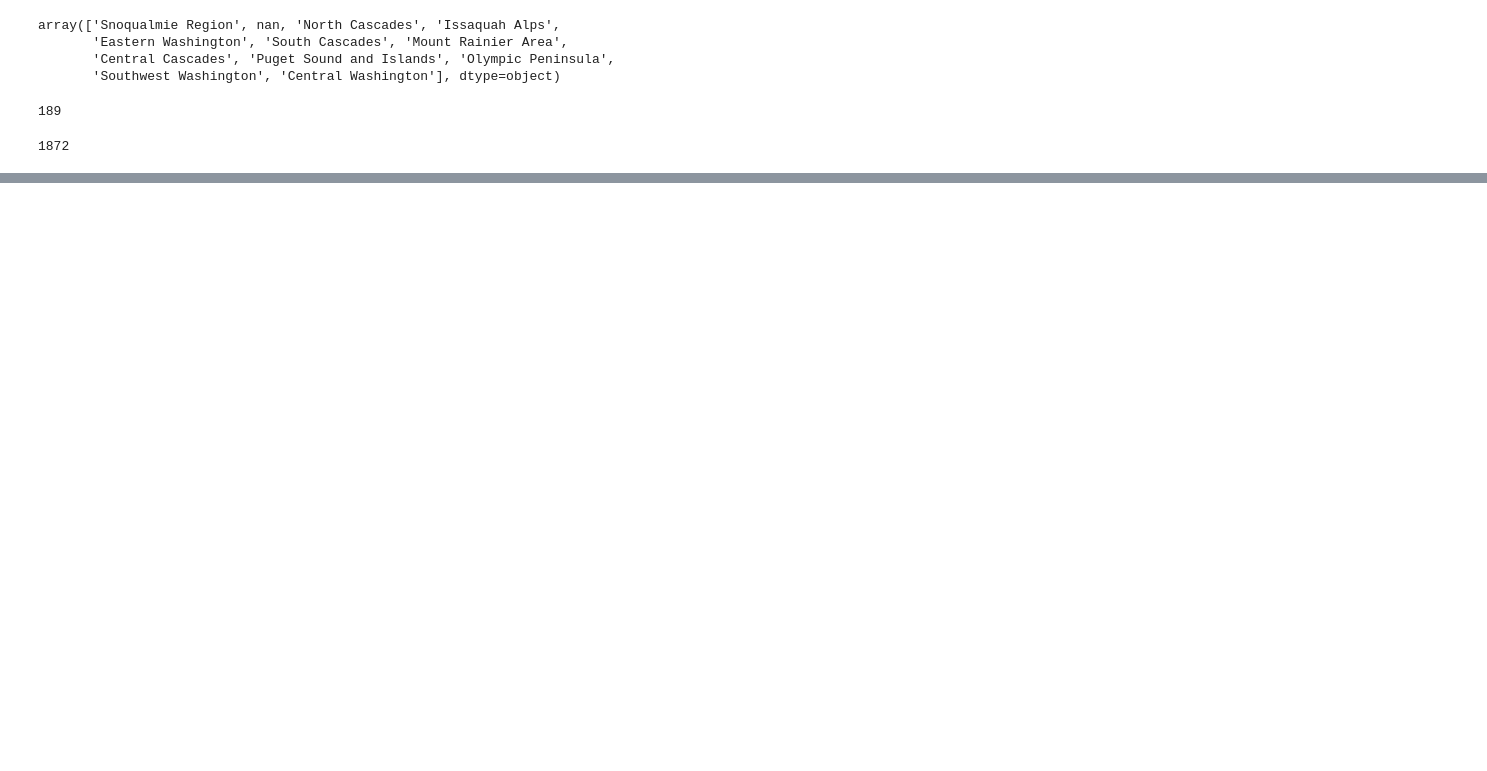
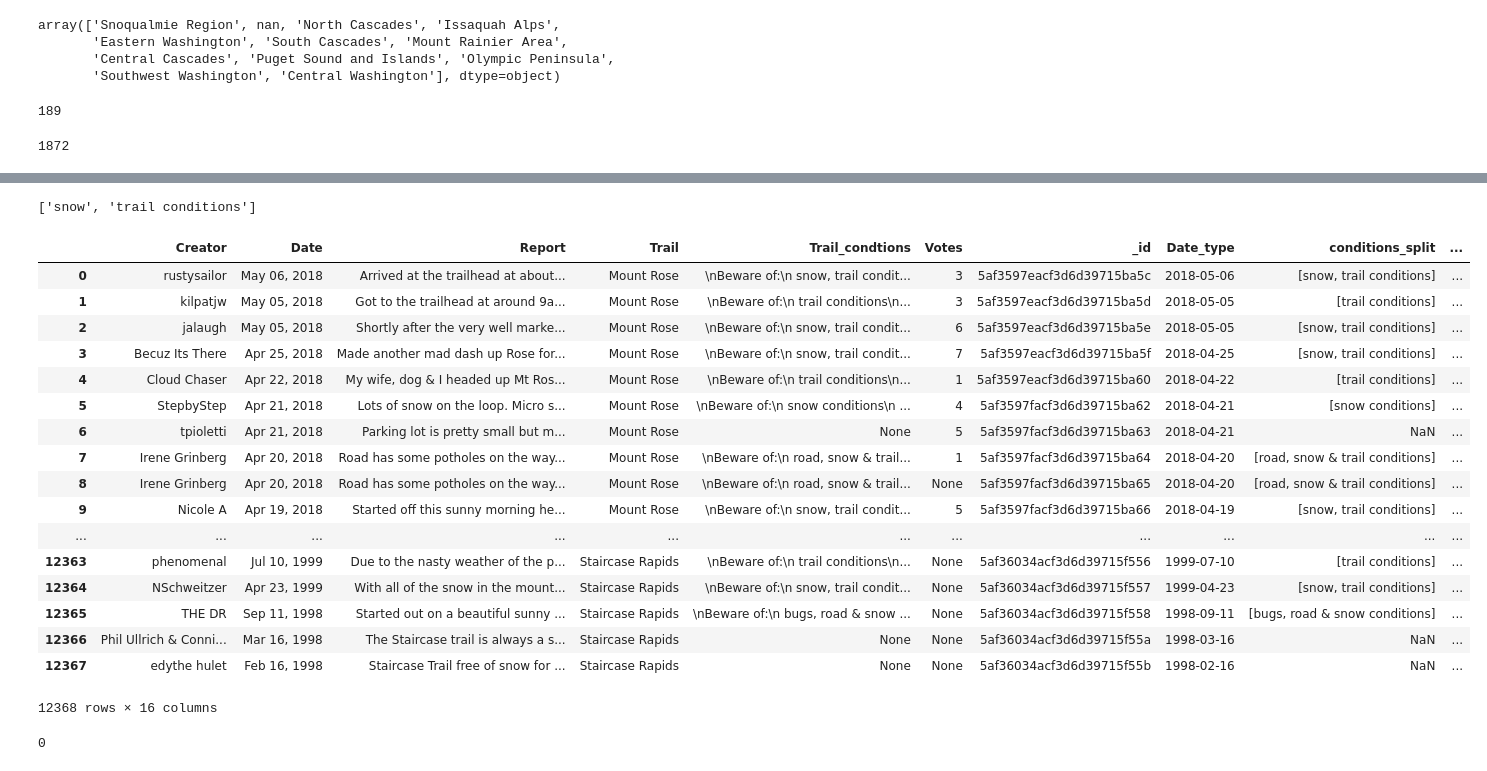
Before and after one commit to huddlestona/Trail_Report, a Jupyter notebook: Test_Cleaning_Trail_Report_Data.ipynb, the cells around one changed output, grey strips where cells are left out. Cells and saved outputs as stored; diff of their text form; code cells hidden in the pictures; blank space fills up the shorter version.

Commit message:
build conditions dummies

```diff
--- a/Test_Cleaning_Trail_Report_Data.ipynb
+++ b/Test_Cleaning_Trail_Report_Data.ipynb
@@ -32,0 +58,4 @@ df_olympics.to_csv('data/Olympics_189hike_data.csv')
+# %%
+df_reports['Date_type'] = pd.to_datetime(df_reports['Date'])
+# %%
+df_reports['conditions_split'] = df_reports[df_reports['Trail_condtions'].notna()]['Trail_condtions'].apply(lambda x: split_conditions(x))
@@ -32,0 +67,36 @@ df_olympics.to_csv('data/Olympics_189hike_data.csv')
+# %%
+new = split_conditions(one)
+new
+# %% [output]
+['snow', 'trail conditions']
+# %%
+conditions = ['snow','trail','bugs', 'road','Wildflowers blooming','Fall foliage','Ripe berries']
+# %%
+for cond in conditions:
+    df_reports[f"condition|{cond}"] = df_reports['conditions_split'].apply(lambda x: cond in str(x))
+# %%
+df_reports
+# %% [output]
+|  | Creator | Date | Report | Trail | Trail_condtions | Votes | _id | Date_type | conditions_split | ... |
+| 0 | rustysailor | May 06, 2018 | Arrived at the trailhead at about... | Mount Rose | \nBeware of:\n snow, trail condit... | 3 | 5af3597eacf3d6d39715ba5c | 2018-05-06 | [snow, trail conditions] | ... |
+| 1 | kilpatjw | May 05, 2018 | Got to the trailhead at around 9a... | Mount Rose | \nBeware of:\n trail conditions\n... | 3 | 5af3597eacf3d6d39715ba5d | 2018-05-05 | [trail conditions] | ... |
+| 2 | jalaugh | May 05, 2018 | Shortly after the very well marke... | Mount Rose | \nBeware of:\n snow, trail condit... | 6 | 5af3597eacf3d6d39715ba5e | 2018-05-05 | [snow, trail conditions] | ... |
+| 3 | Becuz Its There | Apr 25, 2018 | Made another mad dash up Rose for... | Mount Rose | \nBeware of:\n snow, trail condit... | 7 | 5af3597eacf3d6d39715ba5f | 2018-04-25 | [snow, trail conditions] | ... |
+| 4 | Cloud Chaser | Apr 22, 2018 | My wife, dog & I headed up Mt Ros... | Mount Rose | \nBeware of:\n trail conditions\n... | 1 | 5af3597eacf3d6d39715ba60 | 2018-04-22 | [trail conditions] | ... |
+| 5 | StepbyStep | Apr 21, 2018 | Lots of snow on the loop. Micro s... | Mount Rose | \nBeware of:\n snow conditions\n ... | 4 | 5af3597facf3d6d39715ba62 | 2018-04-21 | [snow conditions] | ... |
+| 6 | tpioletti | Apr 21, 2018 | Parking lot is pretty small but m... | Mount Rose | None | 5 | 5af3597facf3d6d39715ba63 | 2018-04-21 | NaN | ... |
+| 7 | Irene Grinberg | Apr 20, 2018 | Road has some potholes on the way... | Mount Rose | \nBeware of:\n road, snow & trail... | 1 | 5af3597facf3d6d39715ba64 | 2018-04-20 | [road, snow & trail conditions] | ... |
+| 8 | Irene Grinberg | Apr 20, 2018 | Road has some potholes on the way... | Mount Rose | \nBeware of:\n road, snow & trail... | None | 5af3597facf3d6d39715ba65 | 2018-04-20 | [road, snow & trail conditions] | ... |
+| 9 | Nicole A | Apr 19, 2018 | Started off this sunny morning he... | Mount Rose | \nBeware of:\n snow, trail condit... | 5 | 5af3597facf3d6d39715ba66 | 2018-04-19 | [snow, trail conditions] | ... |
+| ... | ... | ... | ... | ... | ... | ... | ... | ... | ... | ... |
+| 12363 | phenomenal | Jul 10, 1999 | Due to the nasty weather of the p... | Staircase Rapids | \nBeware of:\n trail conditions\n... | None | 5af36034acf3d6d39715f556 | 1999-07-10 | [trail conditions] | ... |
+| 12364 | NSchweitzer | Apr 23, 1999 | With all of the snow in the mount... | Staircase Rapids | \nBeware of:\n snow, trail condit... | None | 5af36034acf3d6d39715f557 | 1999-04-23 | [snow, trail conditions] | ... |
+| 12365 | THE DR | Sep 11, 1998 | Started out on a beautiful sunny ... | Staircase Rapids | \nBeware of:\n bugs, road & snow ... | None | 5af36034acf3d6d39715f558 | 1998-09-11 | [bugs, road & snow conditions] | ... |
+| 12366 | Phil Ullrich & Conni... | Mar 16, 1998 | The Staircase trail is always a s... | Staircase Rapids | None | None | 5af36034acf3d6d39715f55a | 1998-03-16 | NaN | ... |
+| 12367 | edythe hulet | Feb 16, 1998 | Staircase Trail free of snow for ... | Staircase Rapids | None | None | 5af36034acf3d6d39715f55b | 1998-02-16 | NaN | ... |
+12368 rows × 16 columns
+# %%
+df_clean = df_reports.drop(['conditions_split'], axis=1)
+df_clean['condition|Ripe berries'].sum()
+# %% [output]
+0
```
Also changed, not shown: parts of 4 cells of this notebook.
